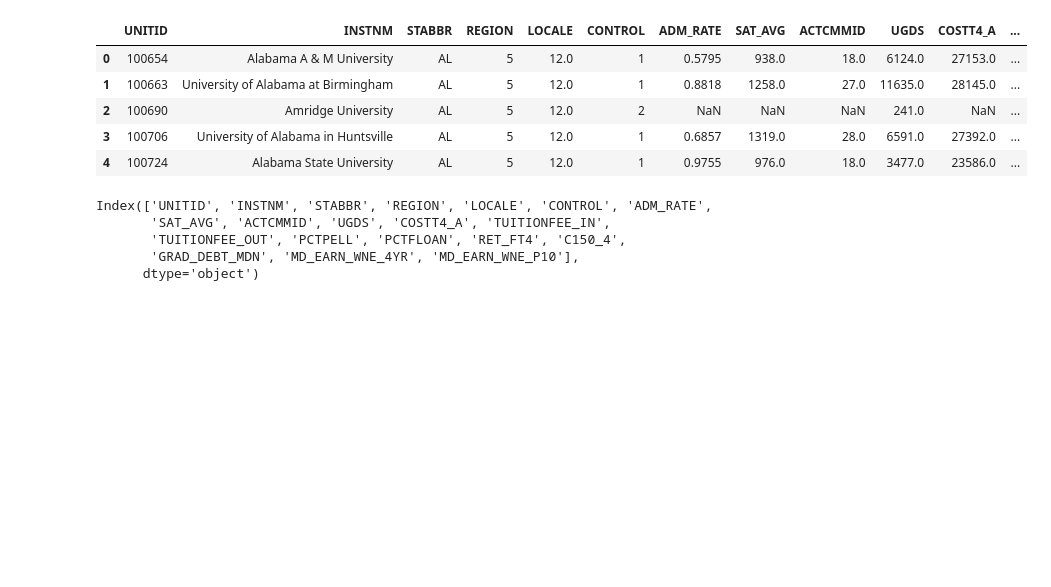
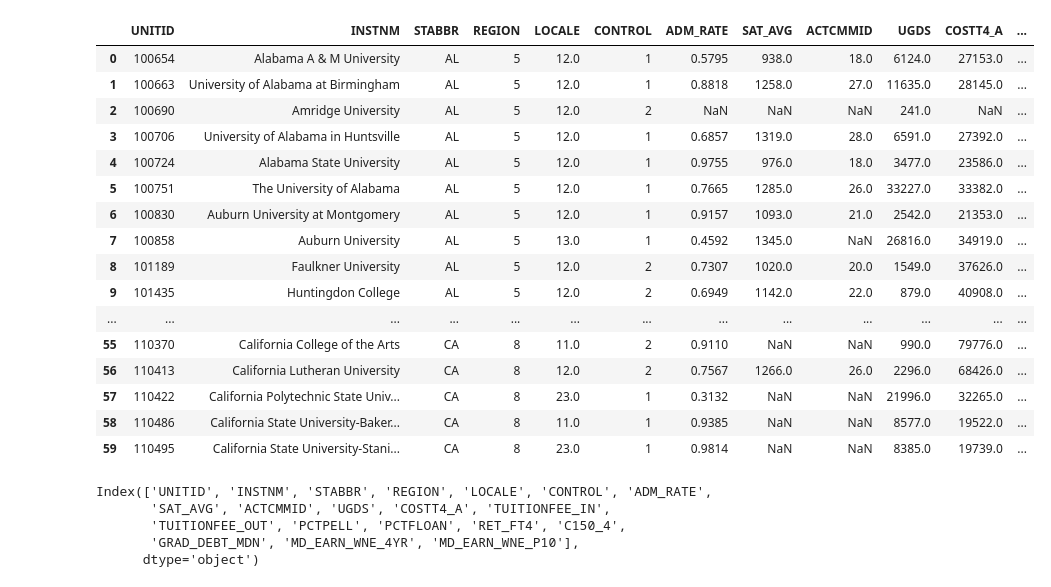
Before and after one commit to mjwillis717-coder/dsrp, a Jupyter notebook: DSRP_Education.ipynb, the cells around one changed output. Cells and saved outputs as stored; diff of their text form; code cells hidden in the pictures; blank space fills up the shorter version.

```diff
--- a/DSRP_Education.ipynb
+++ b/DSRP_Education.ipynb
@@ -5,16 +5,27 @@ import csv
 import pandas as pd
 import matplotlib.pyplot as plt
 # %%
-college_csv = '/College_Scorecard_Cleaned (1).csv'
+college_csv = '/content/sample_data/College_Scorecard_Cleaned (1).csv'
 college_df = pd.read_csv(college_csv)
-college_df.head()
+college_df.head(60)
 # %% [output]
 |  | UNITID | INSTNM | STABBR | REGION | LOCALE | CONTROL | ADM_RATE | SAT_AVG | ACTCMMID | UGDS | COSTT4_A | ... |
 | 0 | 100654 | Alabama A & M University | AL | 5 | 12.0 | 1 | 0.5795 | 938.0 | 18.0 | 6124.0 | 27153.0 | ... |
 | 1 | 100663 | University of Alabama at Birmingham | AL | 5 | 12.0 | 1 | 0.8818 | 1258.0 | 27.0 | 11635.0 | 28145.0 | ... |
 | 2 | 100690 | Amridge University | AL | 5 | 12.0 | 2 | NaN | NaN | NaN | 241.0 | NaN | ... |
 | 3 | 100706 | University of Alabama in Huntsville | AL | 5 | 12.0 | 1 | 0.6857 | 1319.0 | 28.0 | 6591.0 | 27392.0 | ... |
 | 4 | 100724 | Alabama State University | AL | 5 | 12.0 | 1 | 0.9755 | 976.0 | 18.0 | 3477.0 | 23586.0 | ... |
+| 5 | 100751 | The University of Alabama | AL | 5 | 12.0 | 1 | 0.7665 | 1285.0 | 26.0 | 33227.0 | 33382.0 | ... |
+| 6 | 100830 | Auburn University at Montgomery | AL | 5 | 12.0 | 1 | 0.9157 | 1093.0 | 21.0 | 2542.0 | 21353.0 | ... |
+| 7 | 100858 | Auburn University | AL | 5 | 13.0 | 1 | 0.4592 | 1345.0 | NaN | 26816.0 | 34919.0 | ... |
+| 8 | 101189 | Faulkner University | AL | 5 | 12.0 | 2 | 0.7307 | 1020.0 | 20.0 | 1549.0 | 37626.0 | ... |
+| 9 | 101435 | Huntingdon College | AL | 5 | 12.0 | 2 | 0.6949 | 1142.0 | 22.0 | 879.0 | 40908.0 | ... |
+| ... | ... | ... | ... | ... | ... | ... | ... | ... | ... | ... | ... | ... |
+| 55 | 110370 | California College of the Arts | CA | 8 | 11.0 | 2 | 0.9110 | NaN | NaN | 990.0 | 79776.0 | ... |
+| 56 | 110413 | California Lutheran University | CA | 8 | 12.0 | 2 | 0.7567 | 1266.0 | 26.0 | 2296.0 | 68426.0 | ... |
+| 57 | 110422 | California Polytechnic State Univ... | CA | 8 | 23.0 | 1 | 0.3132 | NaN | NaN | 21996.0 | 32265.0 | ... |
+| 58 | 110486 | California State University-Baker... | CA | 8 | 11.0 | 1 | 0.9385 | NaN | NaN | 8577.0 | 19522.0 | ... |
+| 59 | 110495 | California State University-Stani... | CA | 8 | 23.0 | 1 | 0.9814 | NaN | NaN | 8385.0 | 19739.0 | ... |
 # %%
 college_df.columns
 # %% [output]
```
Also changed, not shown: parts of 17 cells of this notebook.
